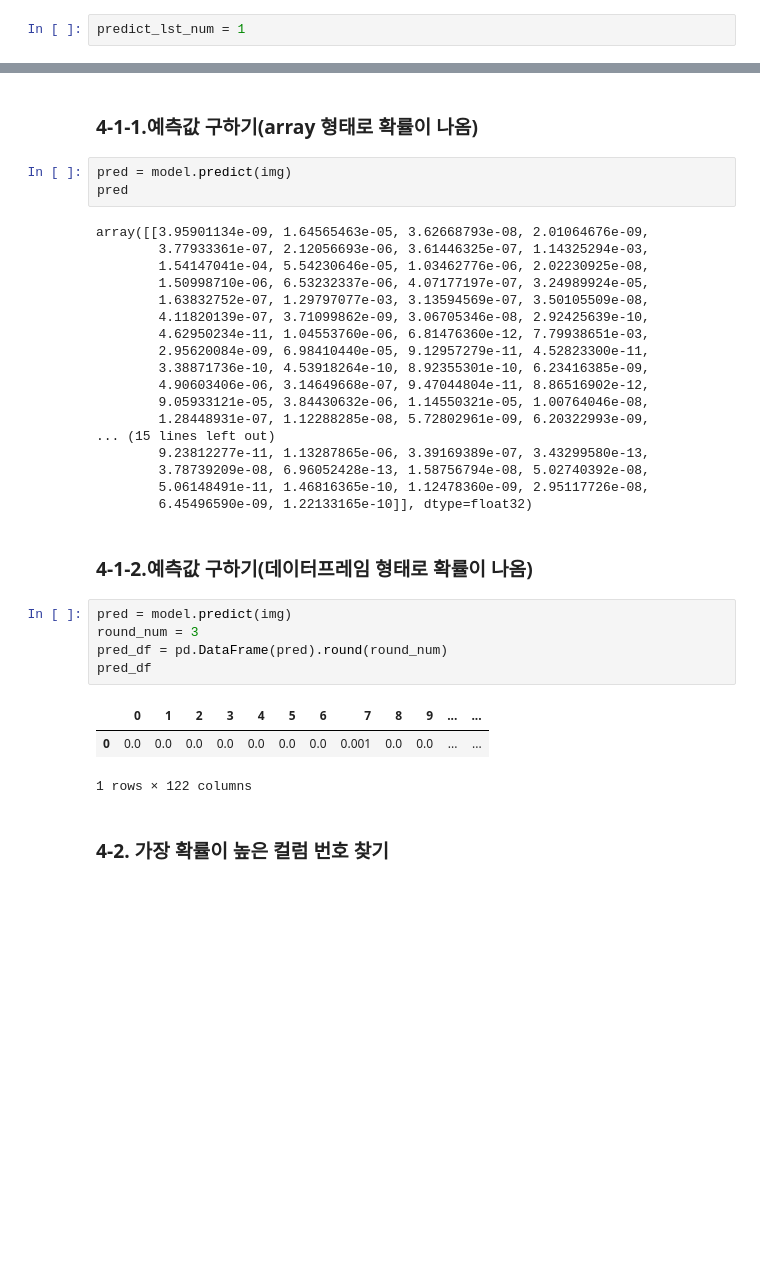
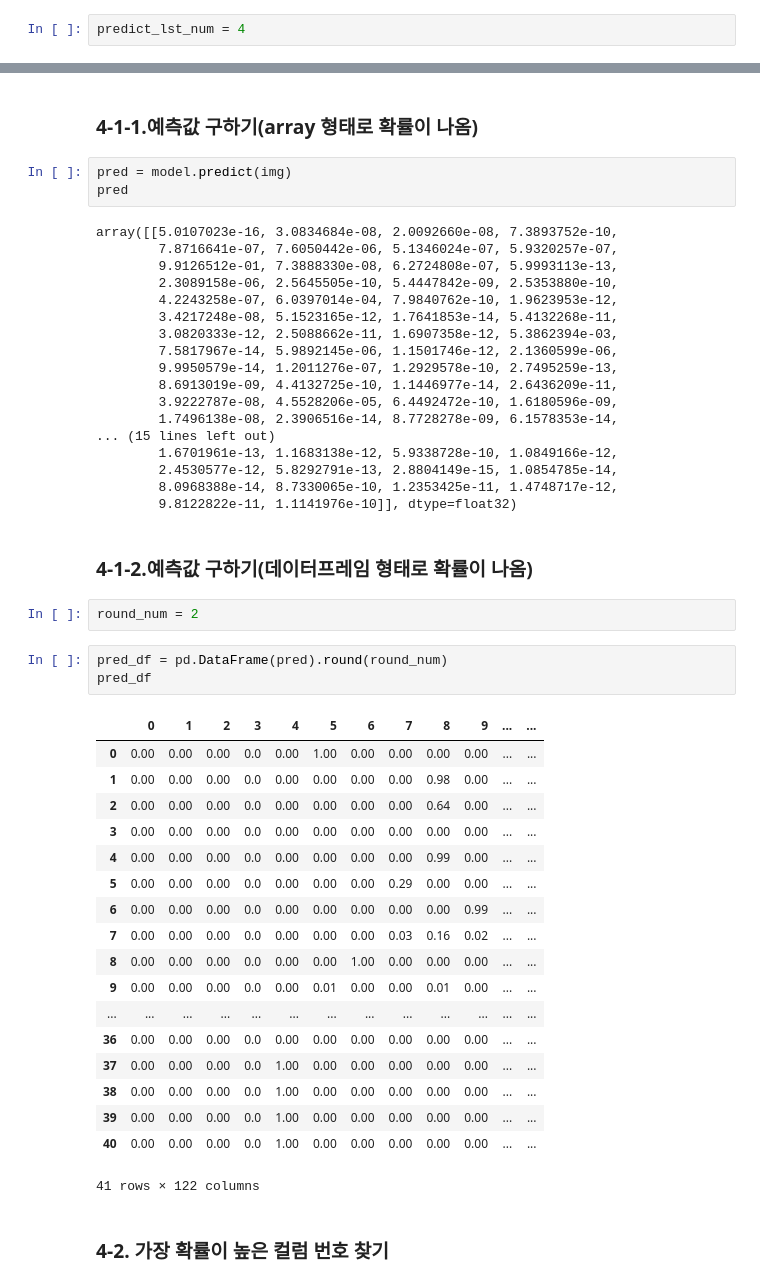
Before and after one commit to surim-wang/kidney, a Jupyter notebook: source/20210725_labelme_json2dataset_ver1.0.ipynb, the cells around one changed output, grey strips where cells are left out. Saved outputs shown, nothing was run; the diff lists cells and outputs as text; blank space fills up the shorter version.

Commit message:
Comparing the predicted value and actual, need confusion matrix!!

```diff
--- a/source/20210725_labelme_json2dataset_ver1.0.ipynb
+++ b/source/20210725_labelme_json2dataset_ver1.0.ipynb
@@ -259,7 +261,7 @@ predict_lst =  glob('D:/kidney/image/forPredict/*.png')
 # %% [markdown]
 ### 3-2. 이미지 모델에 맞게 변환하기
 # %%
-predict_lst_num = 1
+predict_lst_num = 4
 # %%
 image = cv2.imread(predict_lst[predict_lst_num], cv2.IMREAD_COLOR)
 img = border_make(image)
@@ -285,34 +287,49 @@ for address in range(len(predict_lst)):
 pred = model.predict(img)
 pred
 # %% [output]
-array([[3.95901134e-09, 1.64565463e-05, 3.62668793e-08, 2.01064676e-09,
-        3.77933361e-07, 2.12056693e-06, 3.61446325e-07, 1.14325294e-03,
-        1.54147041e-04, 5.54230646e-05, 1.03462776e-06, 2.02230925e-08,
-        1.50998710e-06, 6.53232337e-06, 4.07177197e-07, 3.24989924e-05,
-        1.63832752e-07, 1.29797077e-03, 3.13594569e-07, 3.50105509e-08,
-        4.11820139e-07, 3.71099862e-09, 3.06705346e-08, 2.92425639e-10,
-        4.62950234e-11, 1.04553760e-06, 6.81476360e-12, 7.79938651e-03,
-        2.95620084e-09, 6.98410440e-05, 9.12957279e-11, 4.52823300e-11,
-        3.38871736e-10, 4.53918264e-10, 8.92355301e-10, 6.23416385e-09,
-        4.90603406e-06, 3.14649668e-07, 9.47044804e-11, 8.86516902e-12,
-        9.05933121e-05, 3.84430632e-06, 1.14550321e-05, 1.00764046e-08,
-        1.28448931e-07, 1.12288285e-08, 5.72802961e-09, 6.20322993e-09,
+array([[5.0107023e-16, 3.0834684e-08, 2.0092660e-08, 7.3893752e-10,
+        7.8716641e-07, 7.6050442e-06, 5.1346024e-07, 5.9320257e-07,
+        9.9126512e-01, 7.3888330e-08, 6.2724808e-07, 5.9993113e-13,
+        2.3089158e-06, 2.5645505e-10, 5.4447842e-09, 2.5353880e-10,
+        4.2243258e-07, 6.0397014e-04, 7.9840762e-10, 1.9623953e-12,
+        3.4217248e-08, 5.1523165e-12, 1.7641853e-14, 5.4132268e-11,
+        3.0820333e-12, 2.5088662e-11, 1.6907358e-12, 5.3862394e-03,
+        7.5817967e-14, 5.9892145e-06, 1.1501746e-12, 2.1360599e-06,
+        9.9950579e-14, 1.2011276e-07, 1.2929578e-10, 2.7495259e-13,
+        8.6913019e-09, 4.4132725e-10, 1.1446977e-14, 2.6436209e-11,
+        3.9222787e-08, 4.5528206e-05, 6.4492472e-10, 1.6180596e-09,
+        1.7496138e-08, 2.3906516e-14, 8.7728278e-09, 6.1578353e-14,
 ... (15 lines left out)
-        9.23812277e-11, 1.13287865e-06, 3.39169389e-07, 3.43299580e-13,
-        3.78739209e-08, 6.96052428e-13, 1.58756794e-08, 5.02740392e-08,
-        5.06148491e-11, 1.46816365e-10, 1.12478360e-09, 2.95117726e-08,
-        6.45496590e-09, 1.22133165e-10]], dtype=float32)
+        1.6701961e-13, 1.1683138e-12, 5.9338728e-10, 1.0849166e-12,
+        2.4530577e-12, 5.8292791e-13, 2.8804149e-15, 1.0854785e-14,
+        8.0968388e-14, 8.7330065e-10, 1.2353425e-11, 1.4748717e-12,
+        9.8122822e-11, 1.1141976e-10]], dtype=float32)
 # %% [markdown]
 ### 4-1-2.예측값 구하기(데이터프레임 형태로 확률이 나옴)
+# %%
+round_num = 2
 # %%
-pred = model.predict(img)
-round_num = 3
 pred_df = pd.DataFrame(pred).round(round_num)
 pred_df
 # %% [output]
 |  | 0 | 1 | 2 | 3 | 4 | 5 | 6 | 7 | 8 | 9 | ... | ... |
-| 0 | 0.0 | 0.0 | 0.0 | 0.0 | 0.0 | 0.0 | 0.0 | 0.001 | 0.0 | 0.0 | ... | ... |
+| 0 | 0.00 | 0.00 | 0.00 | 0.0 | 0.00 | 1.00 | 0.00 | 0.00 | 0.00 | 0.00 | ... | ... |
+| 1 | 0.00 | 0.00 | 0.00 | 0.0 | 0.00 | 0.00 | 0.00 | 0.00 | 0.98 | 0.00 | ... | ... |
+| 2 | 0.00 | 0.00 | 0.00 | 0.0 | 0.00 | 0.00 | 0.00 | 0.00 | 0.64 | 0.00 | ... | ... |
+| 3 | 0.00 | 0.00 | 0.00 | 0.0 | 0.00 | 0.00 | 0.00 | 0.00 | 0.00 | 0.00 | ... | ... |
+| 4 | 0.00 | 0.00 | 0.00 | 0.0 | 0.00 | 0.00 | 0.00 | 0.00 | 0.99 | 0.00 | ... | ... |
+| 5 | 0.00 | 0.00 | 0.00 | 0.0 | 0.00 | 0.00 | 0.00 | 0.29 | 0.00 | 0.00 | ... | ... |
+| 6 | 0.00 | 0.00 | 0.00 | 0.0 | 0.00 | 0.00 | 0.00 | 0.00 | 0.00 | 0.99 | ... | ... |
+| 7 | 0.00 | 0.00 | 0.00 | 0.0 | 0.00 | 0.00 | 0.00 | 0.03 | 0.16 | 0.02 | ... | ... |
+| 8 | 0.00 | 0.00 | 0.00 | 0.0 | 0.00 | 0.00 | 1.00 | 0.00 | 0.00 | 0.00 | ... | ... |
+| 9 | 0.00 | 0.00 | 0.00 | 0.0 | 0.00 | 0.01 | 0.00 | 0.00 | 0.01 | 0.00 | ... | ... |
+| ... | ... | ... | ... | ... | ... | ... | ... | ... | ... | ... | ... | ... |
+| 36 | 0.00 | 0.00 | 0.00 | 0.0 | 0.00 | 0.00 | 0.00 | 0.00 | 0.00 | 0.00 | ... | ... |
+| 37 | 0.00 | 0.00 | 0.00 | 0.0 | 1.00 | 0.00 | 0.00 | 0.00 | 0.00 | 0.00 | ... | ... |
+| 38 | 0.00 | 0.00 | 0.00 | 0.0 | 1.00 | 0.00 | 0.00 | 0.00 | 0.00 | 0.00 | ... | ... |
+| 39 | 0.00 | 0.00 | 0.00 | 0.0 | 1.00 | 0.00 | 0.00 | 0.00 | 0.00 | 0.00 | ... | ... |
+| 40 | 0.00 | 0.00 | 0.00 | 0.0 | 1.00 | 0.00 | 0.00 | 0.00 | 0.00 | 0.00 | ... | ... |
-1 rows × 122 columns
+41 rows × 122 columns
 # %% [markdown]
 ### 4-2. 가장 확률이 높은 컬럼 번호 찾기
 # %%
```
Also changed, not shown: parts of 30 cells of this notebook, 1 other file.
